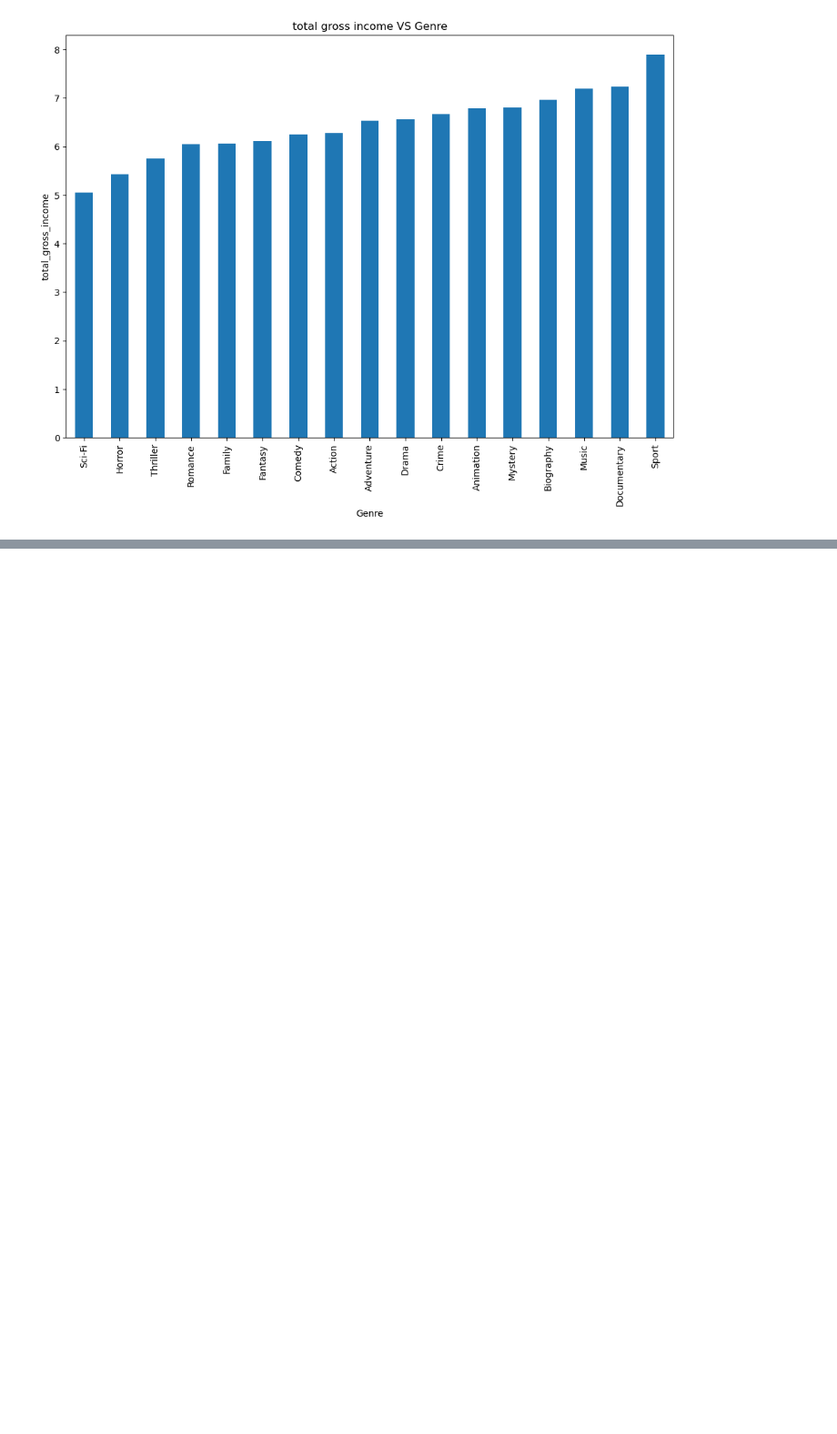
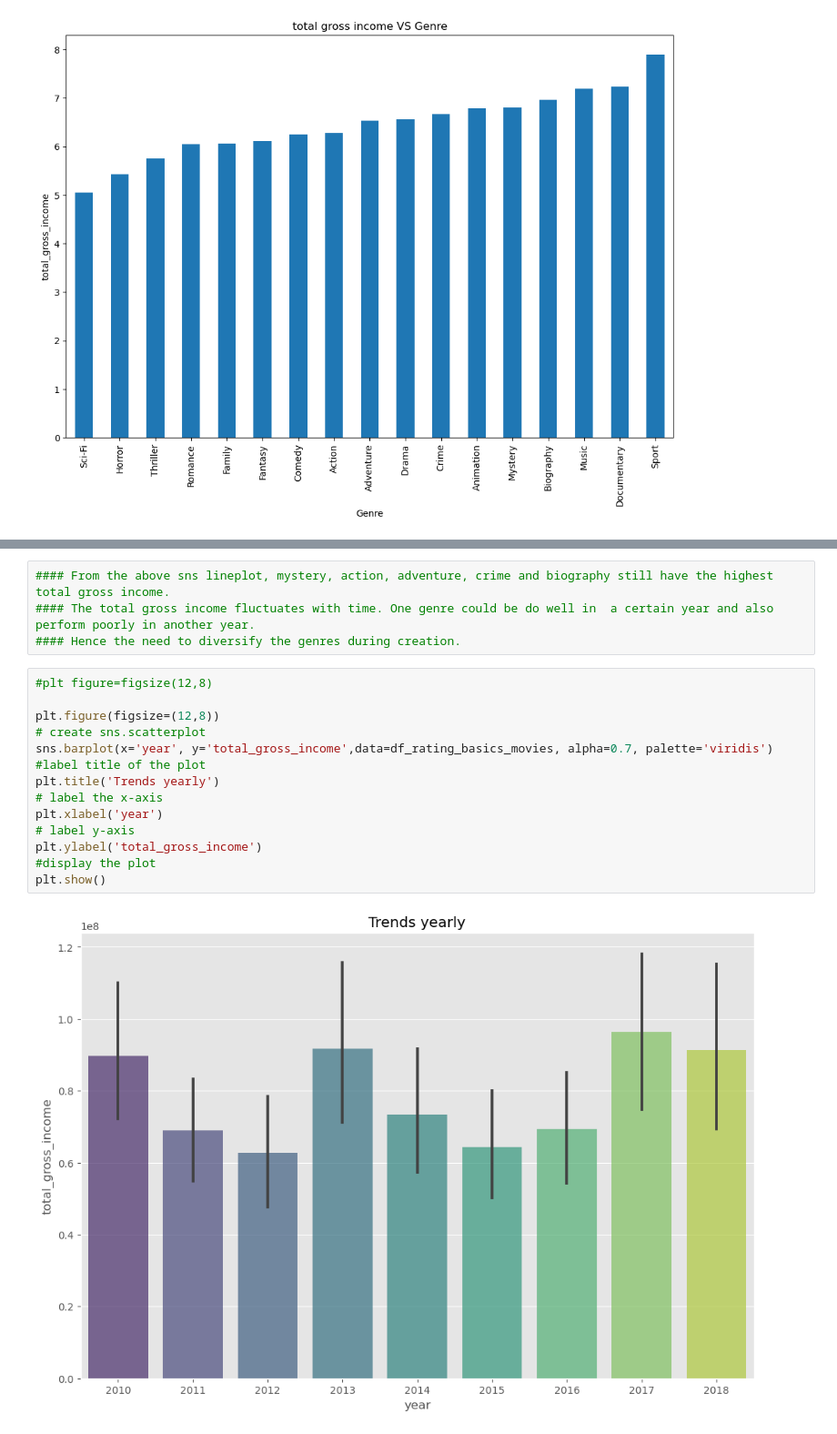
Before and after one commit to priscillanzula/dsc-phase-1-project, a Jupyter notebook: student.ipynb, the cells around one changed output, grey strips where cells are left out. Shown at 91% size. Saved outputs shown, nothing was run; the diff lists cells and outputs as text; blank space fills up the shorter version.

```diff
--- a/student.ipynb
+++ b/student.ipynb
@@ -876,0 +891,20 @@ plt.show()
+# %%
+#### From the above sns lineplot, mystery, action, adventure, crime and biography still have the highest total gross income.
+#### The total gross income fluctuates with time. One genre could be do well in  a certain year and also perform poorly in another year.
+#### Hence the need to diversify the genres during creation.
+# %%
+#plt figure=figsize(12,8)
+
+plt.figure(figsize=(12,8))
+# create sns.scatterplot
+sns.barplot(x='year', y='total_gross_income',data=df_rating_basics_movies, alpha=0.7, palette='viridis')
+#label title of the plot
+plt.title('Trends yearly')
+# label the x-axis
+plt.xlabel('year')
+# label y-axis
+plt.ylabel('total_gross_income')
+#display the plot
+plt.show()
+# %% [output]
+[figure, added]
```
Also changed, not shown: parts of 8 cells of this notebook.
